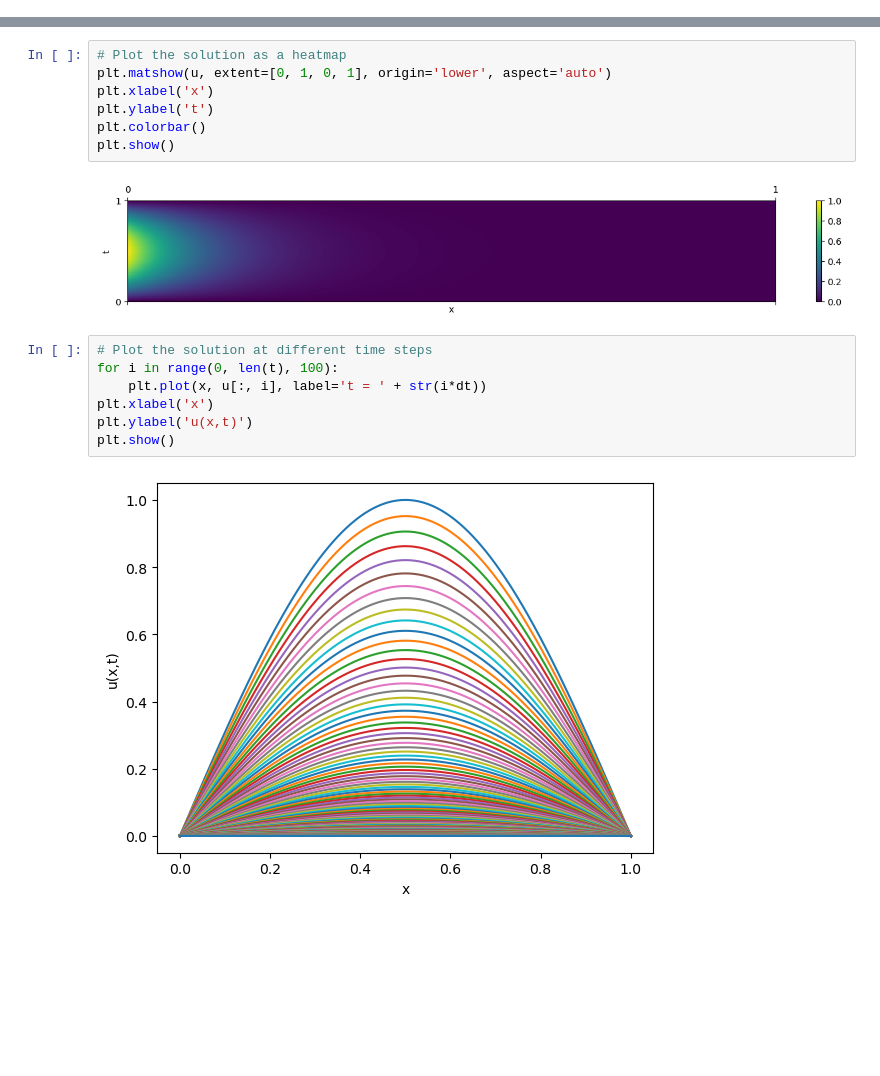
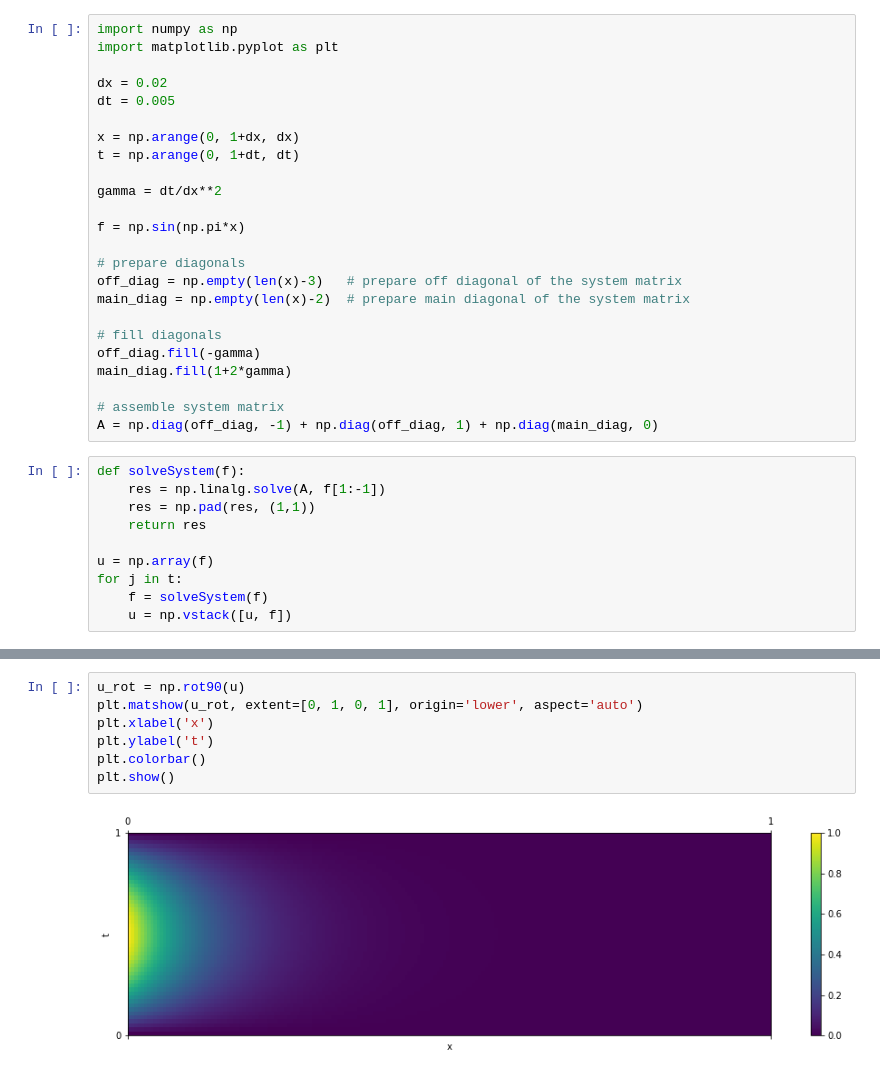
Before and after one commit to Spiegeldondi/comp_fin, a Jupyter notebook: ex10/10_2.ipynb, the cells around one changed output, grey strips where cells are left out. Saved outputs shown, nothing was run; the diff lists cells and outputs as text; blank space fills up the shorter version.

```diff
--- a/ex10/10_2.ipynb
+++ b/ex10/10_2.ipynb
@@ -23,3 +1,37 @@ for n in range(1, len(t)):
+# %%
+import numpy as np
+import matplotlib.pyplot as plt
+
+dx = 0.02
+dt = 0.005
+
+x = np.arange(0, 1+dx, dx)
+t = np.arange(0, 1+dt, dt)
+
+gamma = dt/dx**2
+
+f = np.sin(np.pi*x)
+
+# prepare diagonals
+off_diag = np.empty(len(x)-3)   # prepare off diagonal of the system matrix
+main_diag = np.empty(len(x)-2)  # prepare main diagonal of the system matrix
+
+# fill diagonals
+off_diag.fill(-gamma)
+main_diag.fill(1+2*gamma)
+
+# assemble system matrix
+A = np.diag(off_diag, -1) + np.diag(off_diag, 1) + np.diag(main_diag, 0)
+# %%
+def solveSystem(f):
+    res = np.linalg.solve(A, f[1:-1])
+    res = np.pad(res, (1,1))
+    return res
+
+u = np.array(f)
+for j in t:
+    f = solveSystem(f)
+    u = np.vstack([u, f])
 # %%
 import matplotlib.pyplot as plt
 from mpl_toolkits.mplot3d import Axes3D
@@ -44,18 +56,9 @@ plt.show()
 # %%
-# Plot the solution as a heatmap
-plt.matshow(u, extent=[0, 1, 0, 1], origin='lower', aspect='auto')
+u_rot = np.rot90(u)
+plt.matshow(u_rot, extent=[0, 1, 0, 1], origin='lower', aspect='auto')
 plt.xlabel('x')
 plt.ylabel('t')
 plt.colorbar()
 plt.show()
 # %% [output]
-[figure, old version]
+[figure, new version]
-# %%
-# Plot the solution at different time steps
-for i in range(0, len(t), 100):
-    plt.plot(x, u[:, i], label='t = ' + str(i*dt))
-plt.xlabel('x')
-plt.ylabel('u(x,t)')
-plt.show()
-# %% [output]
-[figure, removed]
```
Also changed, not shown: parts of 2 cells of this notebook, 4 other files.
